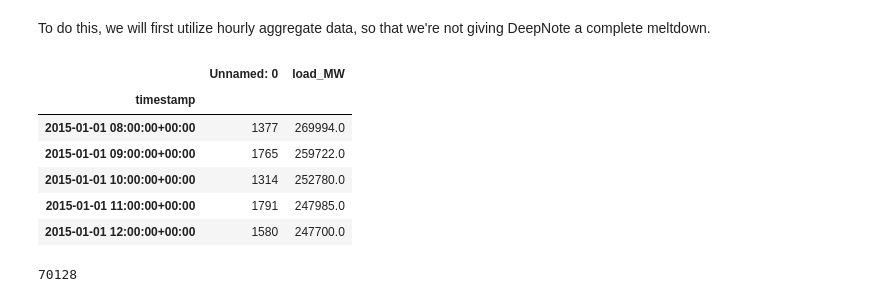
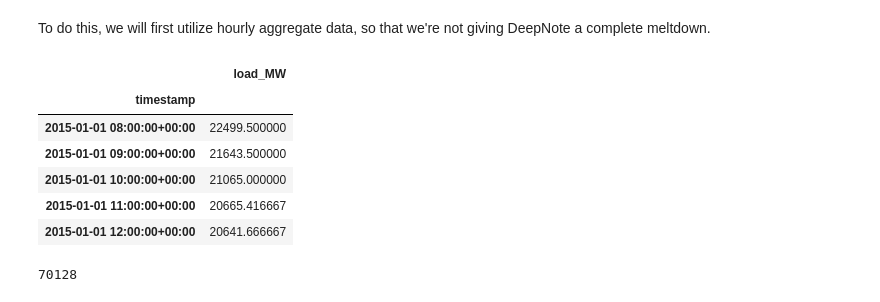
Before and after one commit to abosneaga/renewable_power, a Jupyter notebook: model_notebooks/LSTM_Python.ipynb, the cells around one changed output. Drawn from its saved outputs; the diff is of its cells as text; code cells hidden in the pictures.

```diff
--- a/model_notebooks/LSTM_Python.ipynb
+++ b/model_notebooks/LSTM_Python.ipynb
@@ -16,24 +58,25 @@ Before we jump straight into using LSTMs to help us handle real-time 5-minute pr
 # %% [markdown]
 To do this, we will first utilize hourly aggregate data, so that we're not giving DeepNote a complete meltdown.
 # %%
-raw_data = pd.read_csv("/work/CAISO_data.csv")
+raw_data = pd.read_csv("~/renewable_power/data-files/CAISO_data.csv")
+raw_data = raw_data.drop("Unnamed: 0", axis=1)
 # %%
 data = raw_data.copy()
 data['timestamp'] = pd.to_datetime(data['timestamp'])
 data = data.set_index('timestamp') # Next line requires DateTimeIndex to function properly
-data = data.resample('H').sum() # This functions like a groupby statement on hour
+data = data.resample('H').mean() # This functions like a groupby statement on hour
 
 # Sort by time for readability
 data = data.reset_index().sort_values('timestamp', ascending=True).set_index('timestamp')
 data.head()
 # %% [output]
-|  | Unnamed: 0 | load_MW |
-| timestamp |  |  |
-| 2015-01-01 08:00:00+00:00 | 1377 | 269994.0 |
-| 2015-01-01 09:00:00+00:00 | 1765 | 259722.0 |
-| 2015-01-01 10:00:00+00:00 | 1314 | 252780.0 |
-| 2015-01-01 11:00:00+00:00 | 1791 | 247985.0 |
-| 2015-01-01 12:00:00+00:00 | 1580 | 247700.0 |
+|  | load_MW |
+| timestamp |  |
+| 2015-01-01 08:00:00+00:00 | 22499.500000 |
+| 2015-01-01 09:00:00+00:00 | 21643.500000 |
+| 2015-01-01 10:00:00+00:00 | 21065.000000 |
+| 2015-01-01 11:00:00+00:00 | 20665.416667 |
+| 2015-01-01 12:00:00+00:00 | 20641.666667 |
 # %%
 len(data)
 # %% [output]
```
Also changed, not shown: parts of 9 cells of this notebook.
